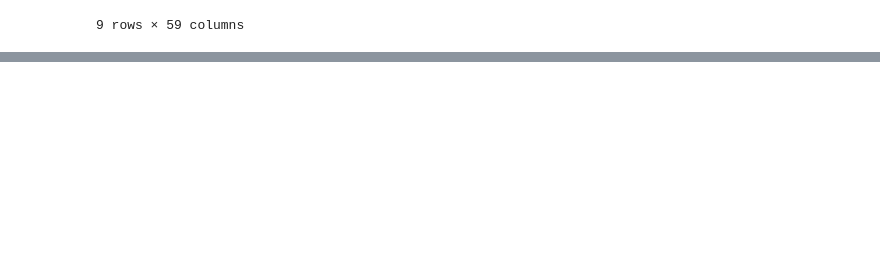
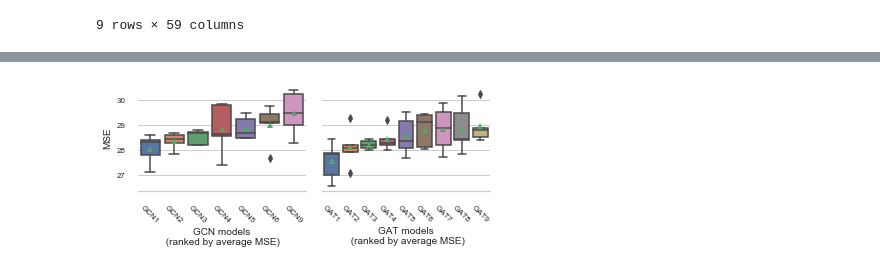
Before and after one commit to kamilest/brain-age-gnn, a Jupyter notebook: notebooks/model_selection.ipynb, the cells around one changed output, grey strips where cells are left out. Drawn from its saved outputs; the diff is of its cells as text; code cells hidden in the pictures; blank space fills up the shorter version.

```diff
--- a/notebooks/model_selection.ipynb
+++ b/notebooks/model_selection.ipynb
@@ -200,0 +225,17 @@ ax = sns.boxplot(x="id", y="value", data=df_gat_filtered_melted, ax=ax)
+# %%
+fig, (ax1, ax2) = plt.subplots(1, 2, figsize=set_size(subplots=(1, 2)), sharey=True)
+plt.subplots_adjust(wspace=0.1)
+ax1 = sns.boxplot(x="id", y="value", data=df_gcn_filtered_melted, ax=ax1, showmeans=True)
+ax2 = sns.boxplot(x="id", y="value", data=df_gat_filtered_melted, ax=ax2, showmeans=True)
+ax1.set_xlabel('GCN models\n (ranked by average MSE)')
+ax2.set_xlabel('GAT models\n (ranked by average MSE)')
+ax1.set_ylabel('MSE')
+ax1.set_xticklabels(ax1.get_xticklabels(), rotation=-45, horizontalalignment='center')
+ax2.set_xticklabels(ax2.get_xticklabels(), rotation=-45, horizontalalignment='center')
+y_axis = ax2.axes.get_yaxis()
+y_label = y_axis.get_label()
+y_label.set_visible(False)
+sns.despine(left=True)
+plt.savefig('figs/model_selection.pdf',  bbox_inches='tight', pad_inches=0.1)
+# %% [output]
+[figure, added]
```
Also changed, not shown: parts of 14 cells of this notebook, 3 other files.
